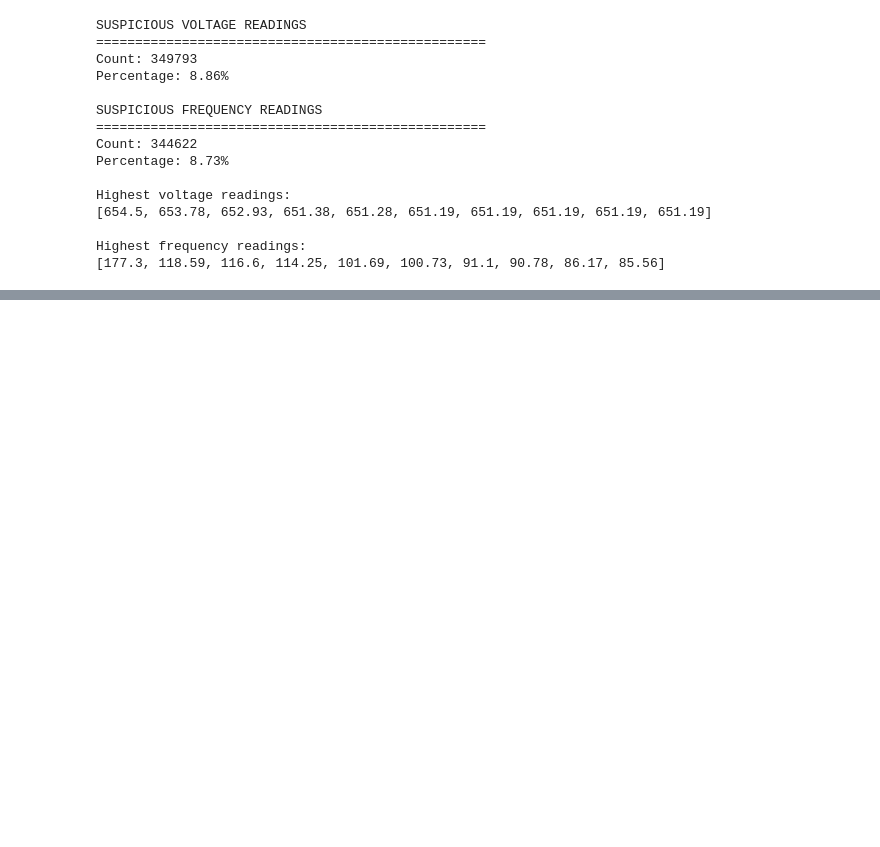
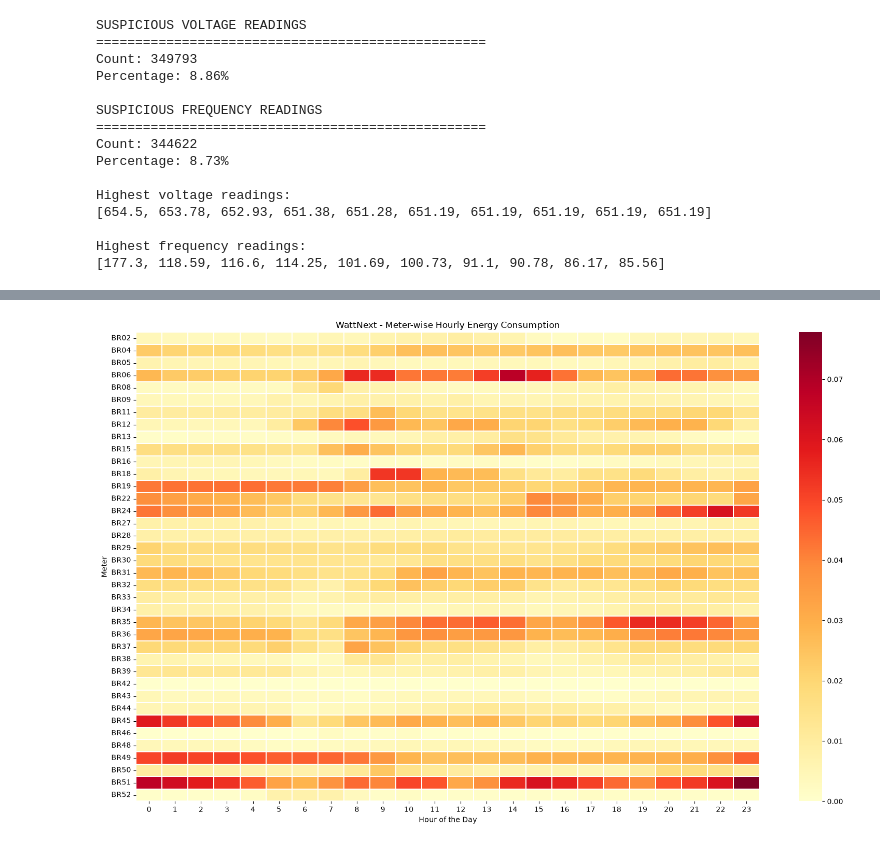
Before and after one commit to 00Raghav/WattNext, a Jupyter notebook: notebooks/01_explore_data.ipynb, the cells around one changed output, grey strips where cells are left out. Drawn from its saved outputs; the diff is of its cells as text; code cells hidden in the pictures; blank space fills up the shorter version.

```diff
--- a/notebooks/01_explore_data.ipynb
+++ b/notebooks/01_explore_data.ipynb
@@ -1018,0 +1142,24 @@ Highest frequency readings:
+# %%
+# Calculate average hourly consumption for each meter
+import seaborn as sns
+meter_hourly = df.groupby(
+    ["meter", "hour"]
+)["t_kWh"].mean().unstack()
+
+# Create the heatmap
+plt.figure(figsize=(16, 10))
+
+sns.heatmap(
+    meter_hourly,
+    cmap="YlOrRd",
+    linewidths=0.1
+)
+
+plt.xlabel("Hour of the Day")
+plt.ylabel("Meter")
+plt.title("WattNext - Meter-wise Hourly Energy Consumption")
+
+plt.tight_layout()
+plt.show()
+# %% [output]
+[figure, added]
```
Also changed, not shown: parts of 25 cells of this notebook, 2 other files.
